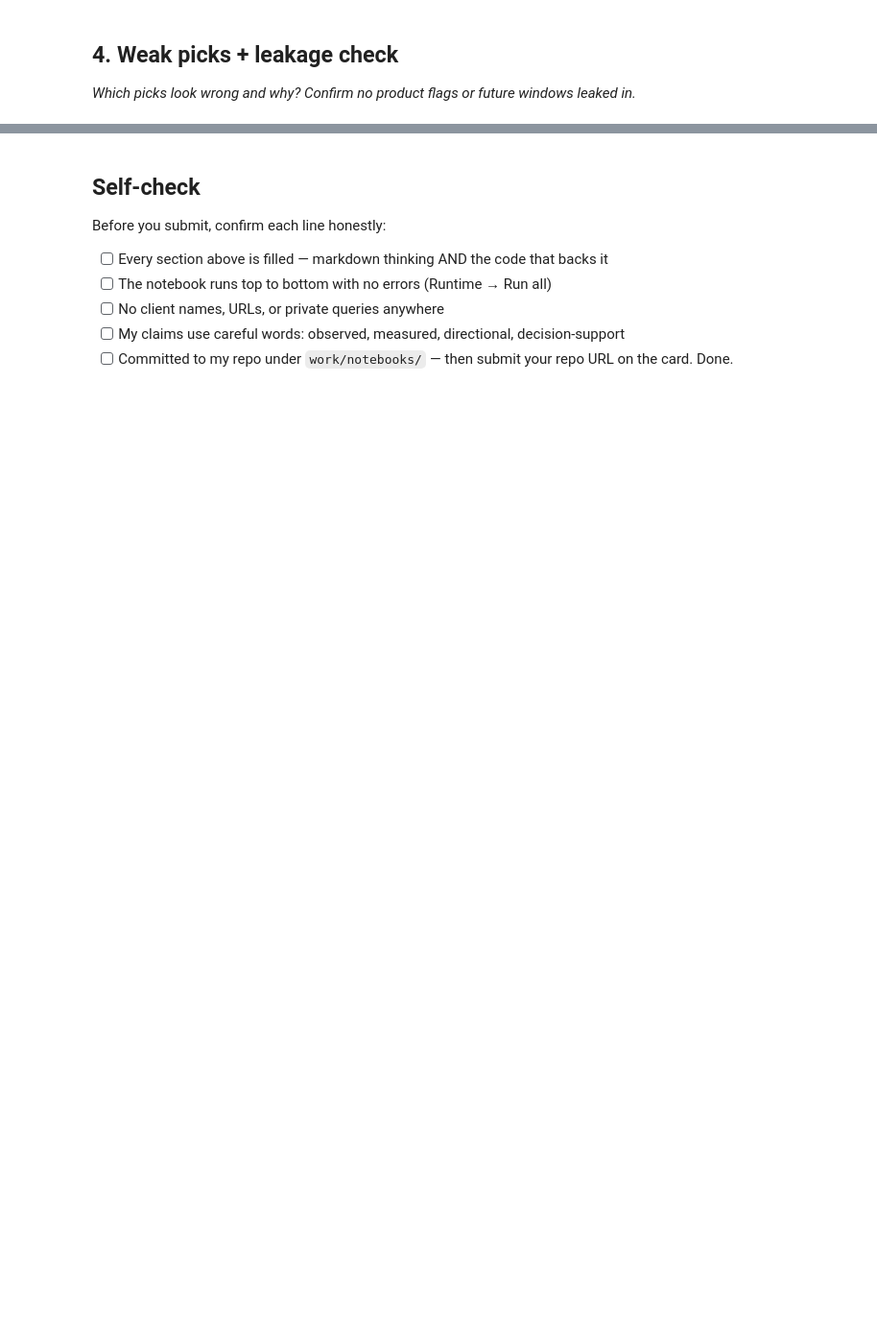
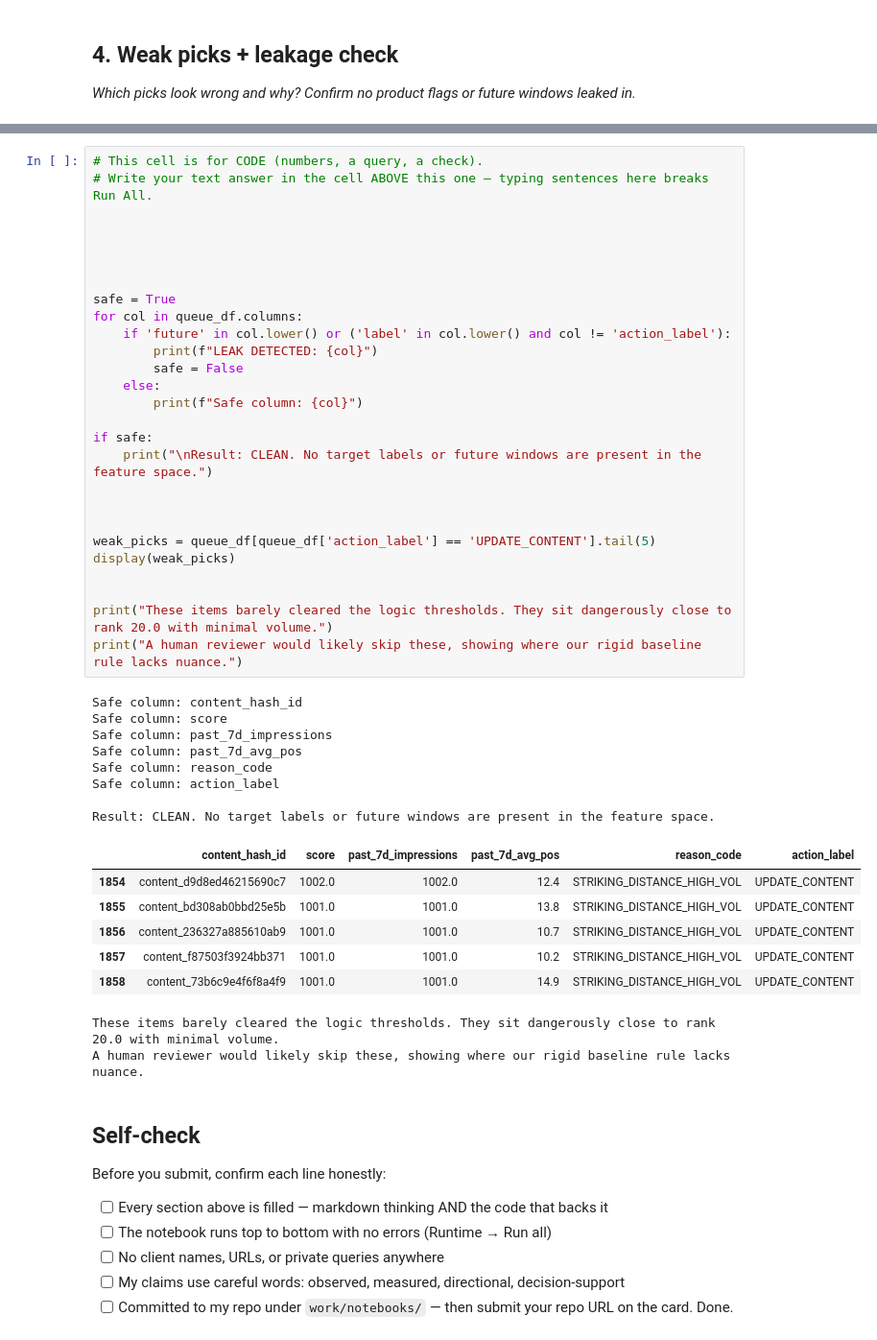
Before and after one commit to Deepr0gth/Flyrank_repo, a Jupyter notebook: work/notebooks/w04_baseline_score.ipynb, the cells around one changed output, grey strips where cells are left out. Shown at 96% size. Saved outputs shown, nothing was run; the diff lists cells and outputs as text; blank space fills up the shorter version.

```diff
--- a/work/notebooks/w04_baseline_score.ipynb
+++ b/work/notebooks/w04_baseline_score.ipynb
@@ -37,3 +292,47 @@ This skeleton is yours to fill. Work the sections **in order** — each one has
+# %%
+# This cell is for CODE (numbers, a query, a check).
+# Write your text answer in the cell ABOVE this one — typing sentences here breaks Run All.
+
+
+
+
+
+safe = True
+for col in queue_df.columns:
+    if 'future' in col.lower() or ('label' in col.lower() and col != 'action_label'):
+        print(f"LEAK DETECTED: {col}")
+        safe = False
+    else:
+        print(f"Safe column: {col}")
+
+if safe:
+    print("\nResult: CLEAN. No target labels or future windows are present in the feature space.")
+
+
+
+weak_picks = queue_df[queue_df['action_label'] == 'UPDATE_CONTENT'].tail(5)
+display(weak_picks)
+
+
+print("These items barely cleared the logic thresholds. They sit dangerously close to rank 20.0 with minimal volume.")
+print("A human reviewer would likely skip these, showing where our rigid baseline rule lacks nuance.")
+# %% [output]
+Safe column: content_hash_id
+Safe column: score
+Safe column: past_7d_impressions
+Safe column: past_7d_avg_pos
+Safe column: reason_code
+Safe column: action_label
+
+Result: CLEAN. No target labels or future windows are present in the feature space.
+|  | content_hash_id | score | past_7d_impressions | past_7d_avg_pos | reason_code | action_label |
+| 1854 | content_d9d8ed46215690c7 | 1002.0 | 1002.0 | 12.4 | STRIKING_DISTANCE_HIGH_VOL | UPDATE_CONTENT |
+| 1855 | content_bd308ab0bbd25e5b | 1001.0 | 1001.0 | 13.8 | STRIKING_DISTANCE_HIGH_VOL | UPDATE_CONTENT |
+| 1856 | content_236327a885610ab9 | 1001.0 | 1001.0 | 10.7 | STRIKING_DISTANCE_HIGH_VOL | UPDATE_CONTENT |
+| 1857 | content_f87503f3924bb371 | 1001.0 | 1001.0 | 10.2 | STRIKING_DISTANCE_HIGH_VOL | UPDATE_CONTENT |
+| 1858 | content_73b6c9e4f6f8a4f9 | 1001.0 | 1001.0 | 14.9 | STRIKING_DISTANCE_HIGH_VOL | UPDATE_CONTENT |
+These items barely cleared the logic thresholds. They sit dangerously close to rank 20.0 with minimal volume.
+A human reviewer would likely skip these, showing where our rigid baseline rule lacks nuance.
 # %% [markdown]
 ## Self-check
 
```
Also changed, not shown: parts of 14 cells of this notebook.
